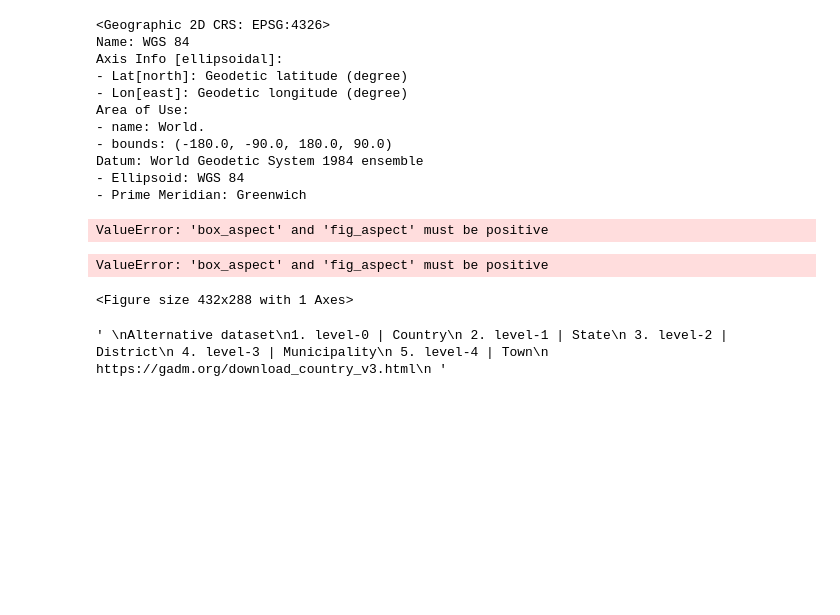
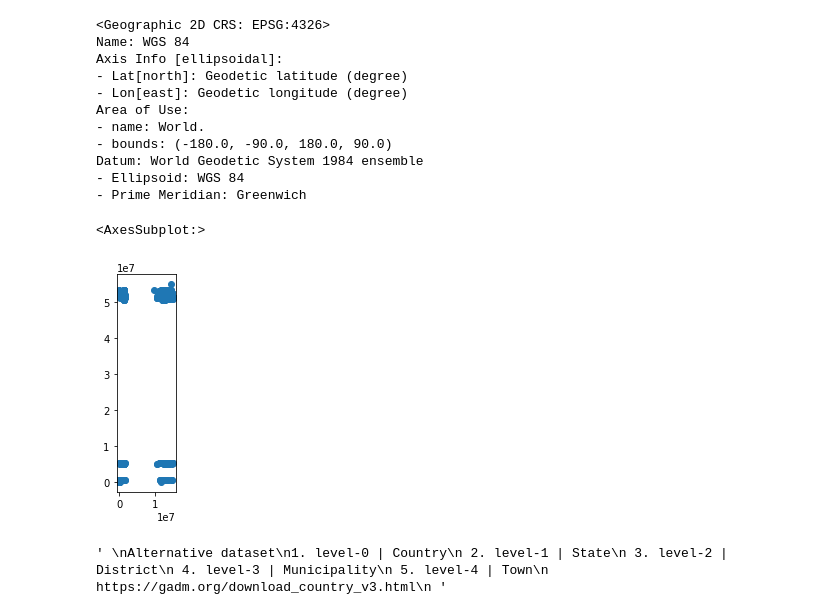
Before and after one commit to siddharthyashaswee/DVA-LAB, a Jupyter notebook: Agro_PV_Data/PV_analysis.ipynb, the cells around one changed output. Saved outputs shown, nothing was run; the diff lists cells and outputs as text; code cells hidden in the pictures; blank space fills up the shorter version.

```diff
--- a/Agro_PV_Data/PV_analysis.ipynb
+++ b/Agro_PV_Data/PV_analysis.ipynb
@@ -138,11 +141,10 @@ Datum: World Geodetic System 1984 ensemble
 - Ellipsoid: WGS 84
 - Prime Meridian: Greenwich
 # %%
-gdf_pv.plot()
+gdf_pv.plot(aspect = 1)
 # %% [output]
-ValueError: 'box_aspect' and 'fig_aspect' must be positive
+<AxesSubplot:>
-ValueError: 'box_aspect' and 'fig_aspect' must be positive
-<Figure size 432x288 with 1 Axes>
+[figure, added]
 # %%
 """
 Alternative dataset
```
Also changed, not shown: parts of 21 cells of this notebook.
